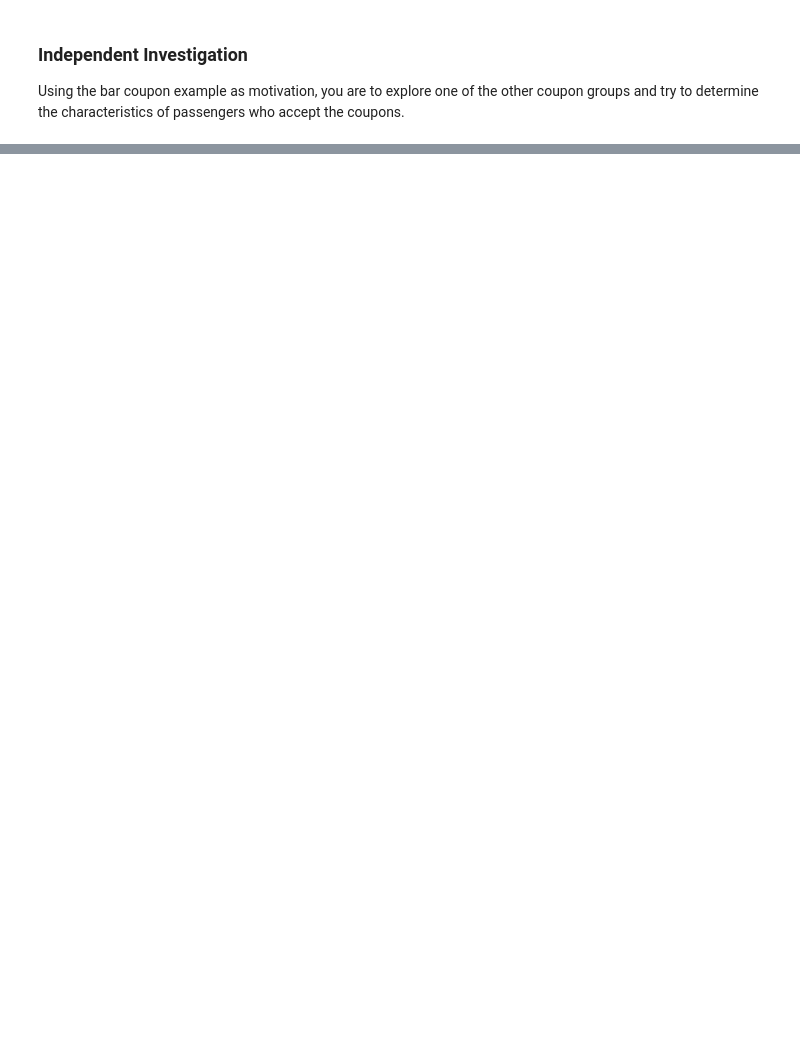
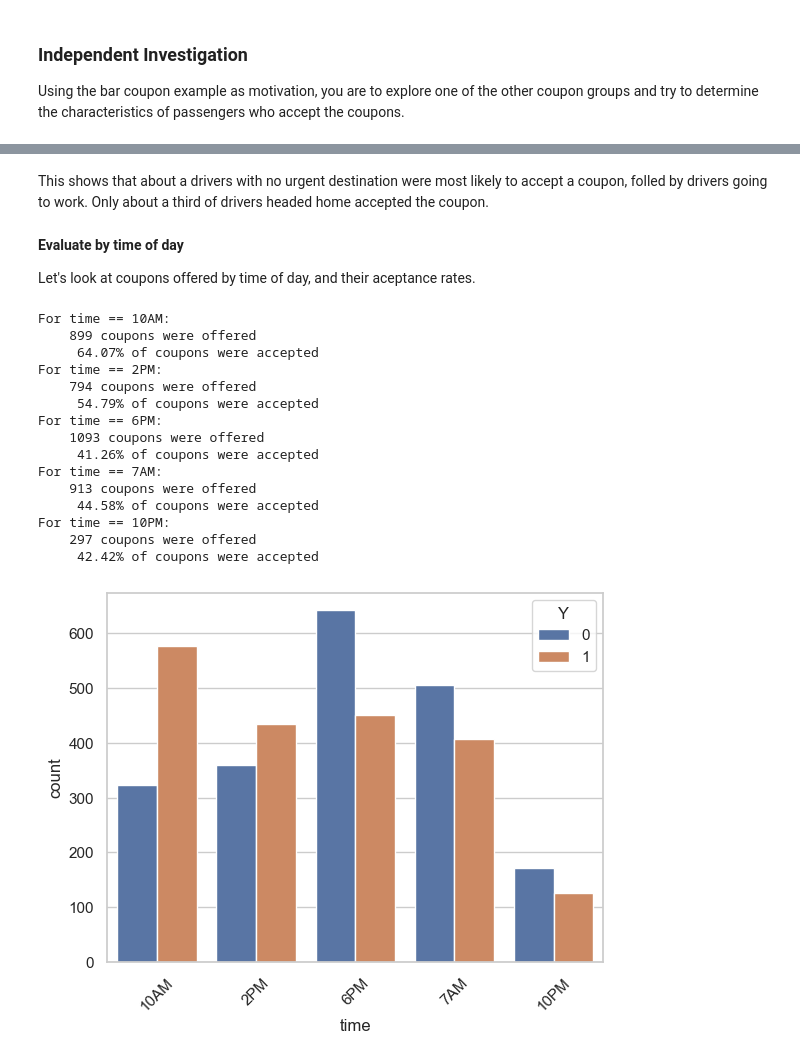
Before and after one commit to siraj-ahmed-cal/practical-application-1, a Jupyter notebook: prompt.ipynb, the cells around one changed output, grey strips where cells are left out. Saved outputs shown, nothing was run; the diff lists cells and outputs as text; code cells hidden in the pictures; blank space fills up the shorter version.

```diff
--- a/prompt.ipynb
+++ b/prompt.ipynb
@@ -369,0 +445,25 @@ Using the bar coupon example as motivation, you are to explore one of the other
+# %% [markdown]
+This shows that about a drivers with no urgent destination were most likely to accept a coupon, folled by drivers going to work. Only about a third of drivers headed home accepted the coupon.
+# %% [markdown]
+**Evaluate by time of day**
+
+Let's look at coupons offered by time of day, and their aceptance rates.
+# %%
+evaluate_cc_acceptance(coffee_coupons, 'time')
+# %% [output]
+For time == 10AM:
+    899 coupons were offered
+     64.07% of coupons were accepted
+For time == 2PM:
+    794 coupons were offered
+     54.79% of coupons were accepted
+For time == 6PM:
+    1093 coupons were offered
+     41.26% of coupons were accepted
+For time == 7AM:
+    913 coupons were offered
+     44.58% of coupons were accepted
+For time == 10PM:
+    297 coupons were offered
+     42.42% of coupons were accepted
+[figure, added]
```
Also changed, not shown: parts of 43 cells of this notebook.
